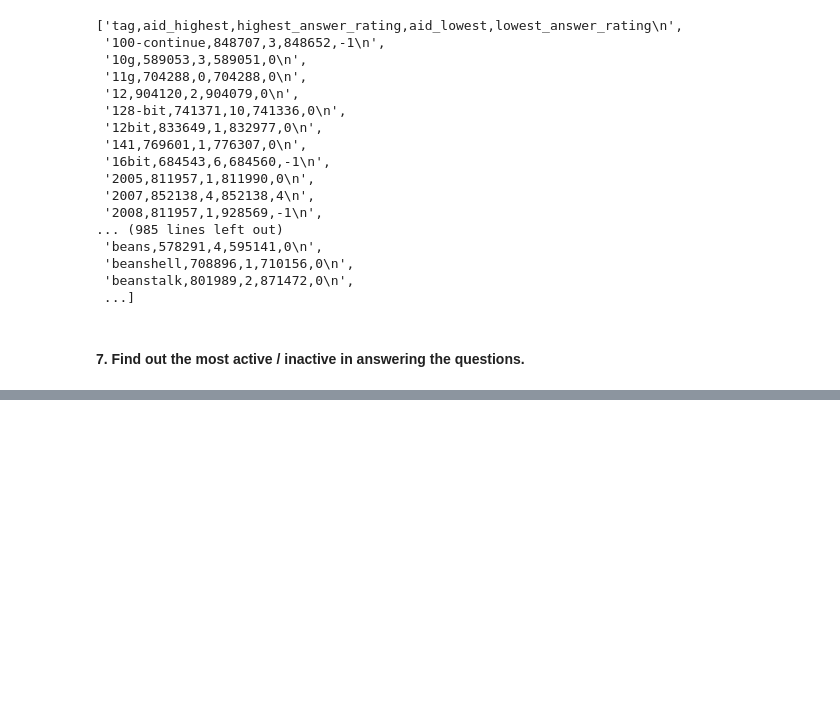
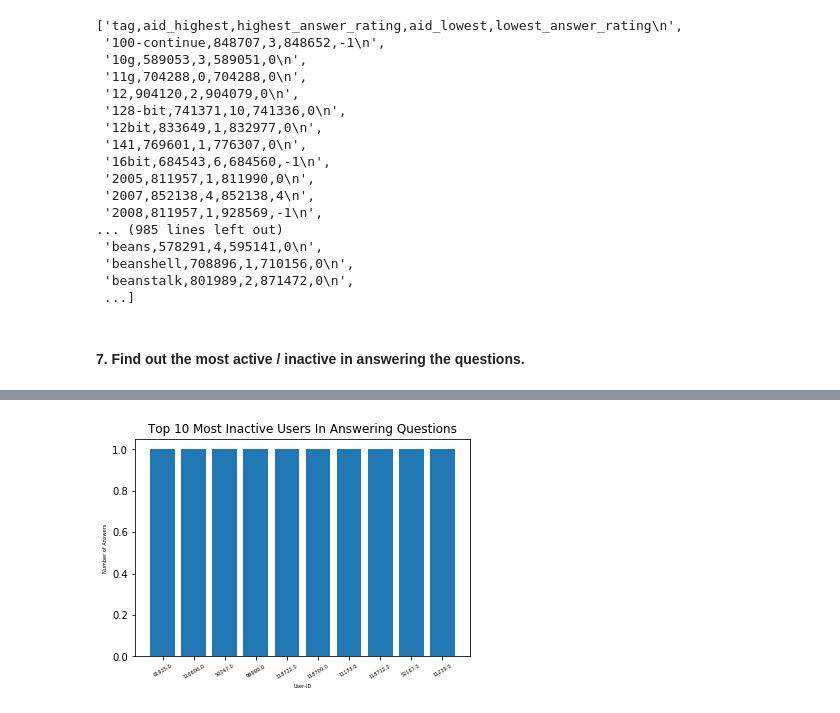
Before and after one commit to rjs211/CS564-ML, a Jupyter notebook: Assignment1/Q1/Q1.ipynb, the cells around one changed output, grey strips where cells are left out. Drawn from its saved outputs; the diff is of its cells as text; code cells hidden in the pictures; blank space fills up the shorter version.

```diff
--- a/Assignment1/Q1/Q1.ipynb
+++ b/Assignment1/Q1/Q1.ipynb
@@ -221,0 +234,18 @@ for user, answer_count in sorted_answer_counts[-10:][::-1]:
+# %%
+question7_answer.append('\nTop 10 Most Inactive Users In Answering Questions:\n')
+user_ids = []
+answer_counts = []
+
+for user, answer_count in sorted_answer_counts[-10:][::-1]:
+    user_ids.append(user)
+    answer_counts.append(answer_count)
+    question7_answer.append("User-ID: {}, Number of Answers: {}\n".format(user, answer_count))
+
+plt.bar(index, answer_counts)
+plt.xlabel('User-ID', fontsize = 5)
+plt.ylabel('Number of Answers', fontsize = 5)
+plt.xticks(index, user_ids, fontsize = 5, rotation = 30)
+plt.title('Top 10 Most Inactive Users In Answering Questions')
+plt.show()
+# %% [output]
+[figure, added]
```
Also changed, not shown: parts of 13 cells of this notebook, 4 other files.
